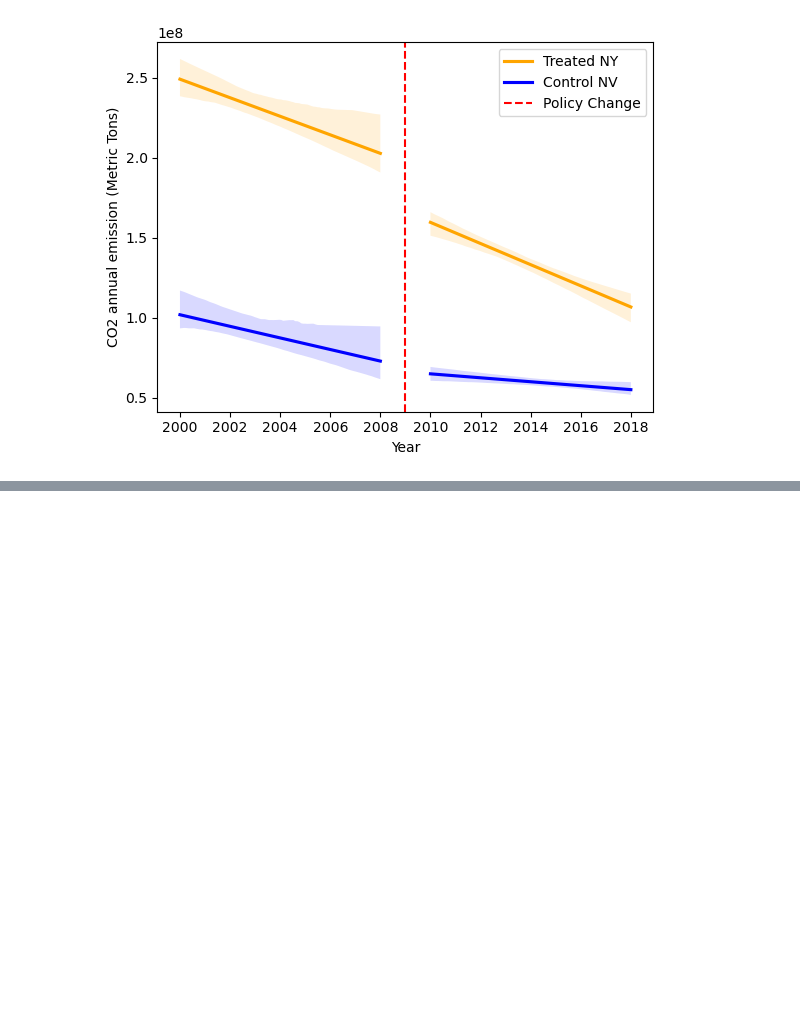
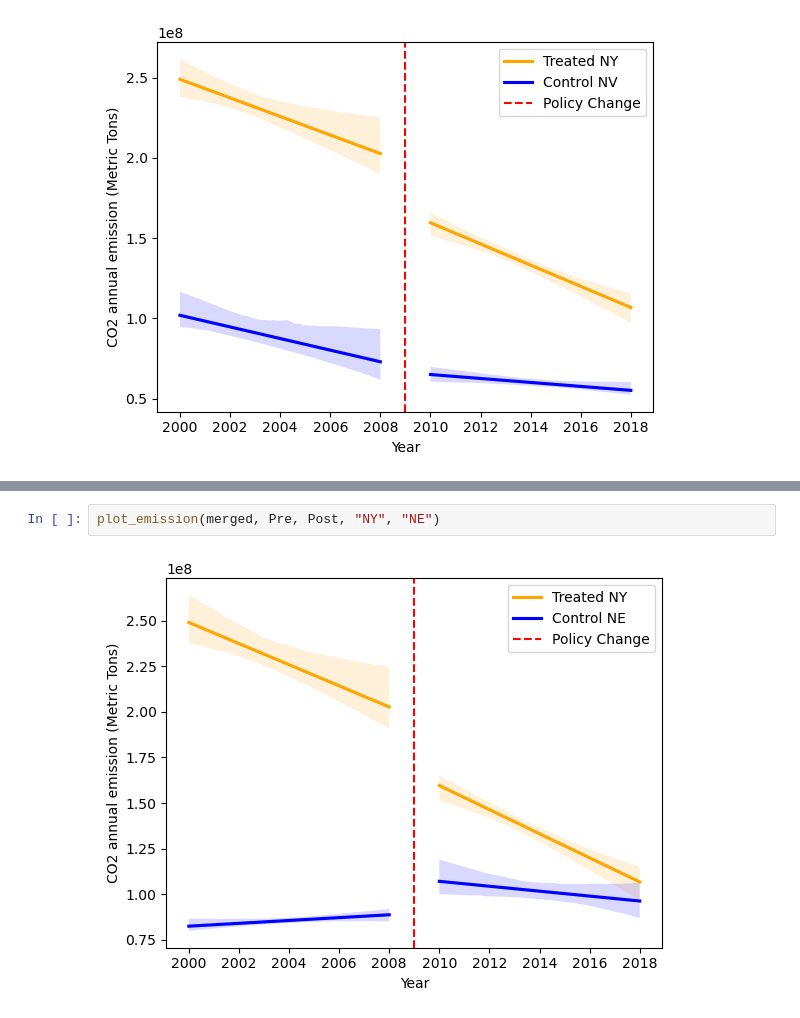
Before and after one commit to MIDS-at-Duke/uds-2024-flamingo, a Jupyter notebook: code/ML_emission.ipynb, the cells around one changed output, grey strips where cells are left out. Drawn from its saved outputs; the diff is of its cells as text; blank space fills up the shorter version.

```diff
--- a/code/ML_emission.ipynb
+++ b/code/ML_emission.ipynb
@@ -147,0 +154,4 @@ plot_emission(merged, Pre, Post, "NY", "NV")
+# %%
+plot_emission(merged, Pre, Post, "NY", "NE")
+# %% [output]
+[figure, added]
```
Also changed, not shown: parts of 5 cells of this notebook, 2 other files.
